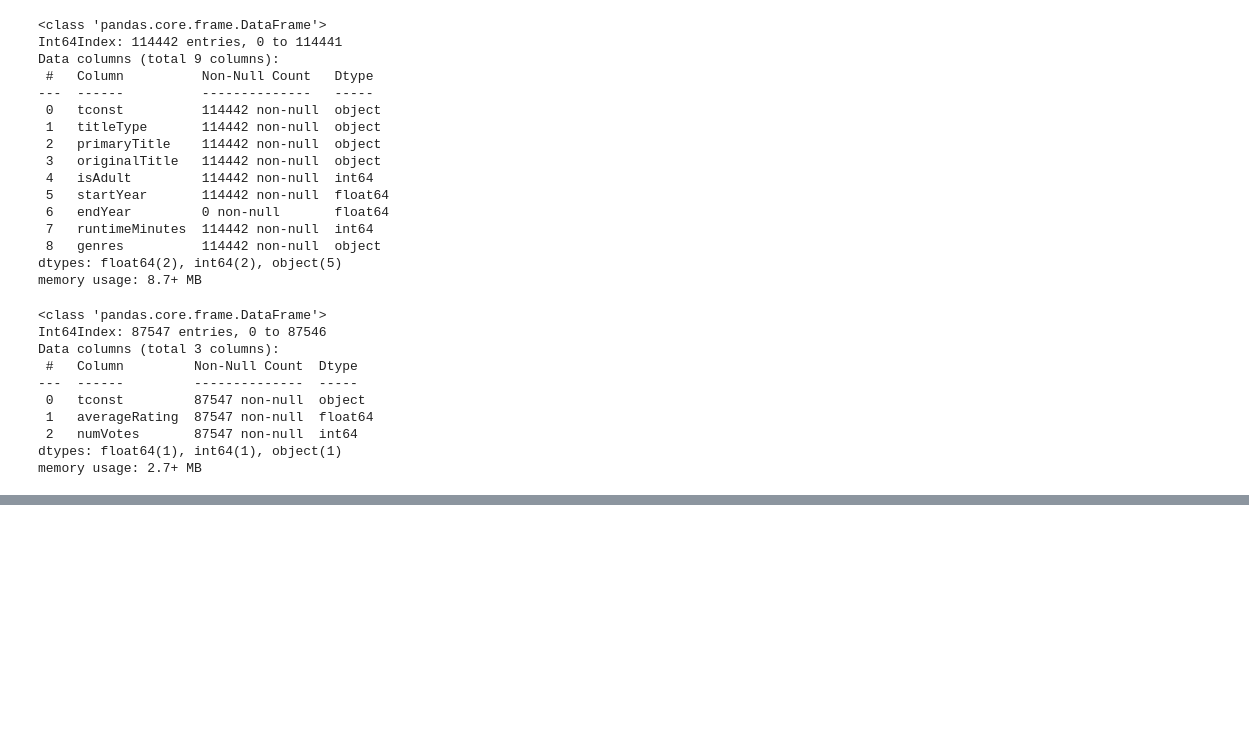
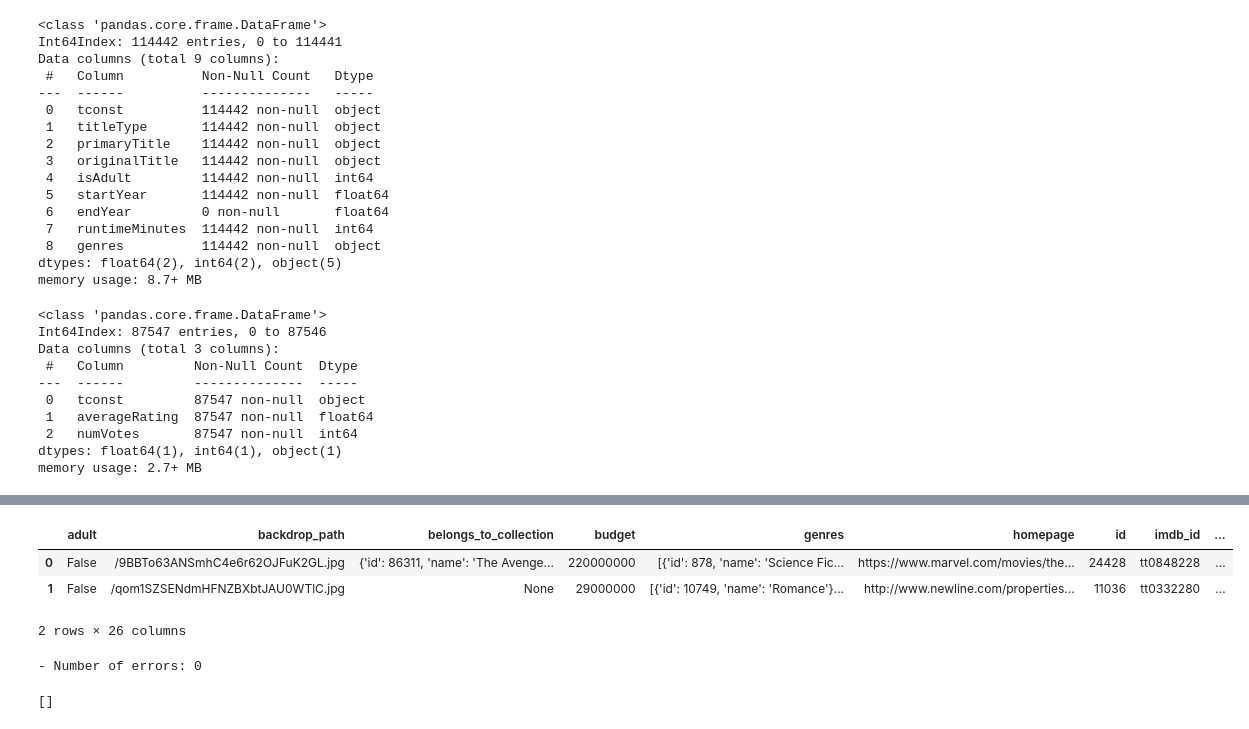
Before and after one commit to A-Kutscher/IMDB-TMDB-Analysis, a Jupyter notebook: Project 3 Part 1 Code.ipynb, the cells around one changed output, grey strips where cells are left out. Saved outputs shown, nothing was run; the diff lists cells and outputs as text; code cells hidden in the pictures; blank space fills up the shorter version.

```diff
--- a/Project 3 Part 1 Code.ipynb
+++ b/Project 3 Part 1 Code.ipynb
@@ -339,0 +406,4 @@ previous_df = read_and_fix_json(JSON_FILE)
+# %%
+movie = tmdb.Movies('tt1361336')
+info = movie.info()
+info['budget']
@@ -339,0 +423,28 @@ previous_df = read_and_fix_json(JSON_FILE)
+# %%
+# Get the movie object for the current id
+movie = tmdb.Movies('tt1361336')
+# Save the .info .releases dictionaries
+info = movie.info()
+releases = movie.releases()
+# Loop through countries in releases
+for c in releases['countries']:
+    # If the country abbreviation==US
+    if c['iso_3166_1'] == 'US':
+        # Save a "certification" key in the info dict with the certification
+        info['certification'] = c['certification']
+# %%
+
+def get_movie_with_rating(movie_id):
+    """Adapted from source = https://github.com/celiao/tmdbsimple"""
+    # Get the movie object for the current id
+    movie = tmdb.Movies(movie_id)
+    # Save the .info .releases dictionaries
+    info = movie.info()
+    releases = movie.releases()
+    # Loop through countries in releases
+    for c in releases['countries']:
+        # If the country abbreviation==US
+        if c['iso_3166_1'] == 'US':
+            # Save a "certification" key in info with the certification
+            info['certification'] = c['certification']
+    return info
@@ -339,0 +472,23 @@ previous_df = read_and_fix_json(JSON_FILE)
+# %%
+# Testing our function by looping through a list of ids
+test_ids = ["tt0848228", "tt0332280"]
+results = []
+for movie_id in test_ids:
+    try:
+        movie_info = get_movie_with_rating(movie_id)
+        results.append(movie_info)
+    except:
+        pass
+
+pd.DataFrame(results)
+# %% [output]
+|  | adult | backdrop_path | belongs_to_collection | budget | genres | homepage | id | imdb_id | ... |
+| 0 | False | /9BBTo63ANSmhC4e6r62OJFuK2GL.jpg | {'id': 86311, 'name': 'The Avenge... | 220000000 | [{'id': 878, 'name': 'Science Fic... | https://www.marvel.com/movies/the... | 24428 | tt0848228 | ... |
+| 1 | False | /qom1SZSENdmHFNZBXbtJAU0WTlC.jpg | None | 29000000 | [{'id': 10749, 'name': 'Romance'}... | http://www.newline.com/properties... | 11036 | tt0332280 | ... |
+2 rows × 26 columns
+# %%
+print(f"- Number of errors: {len(errors)}")
+errors
+# %% [output]
+- Number of errors: 0
+[]
```
Also changed, not shown: parts of 17 cells of this notebook, 6 other files.
